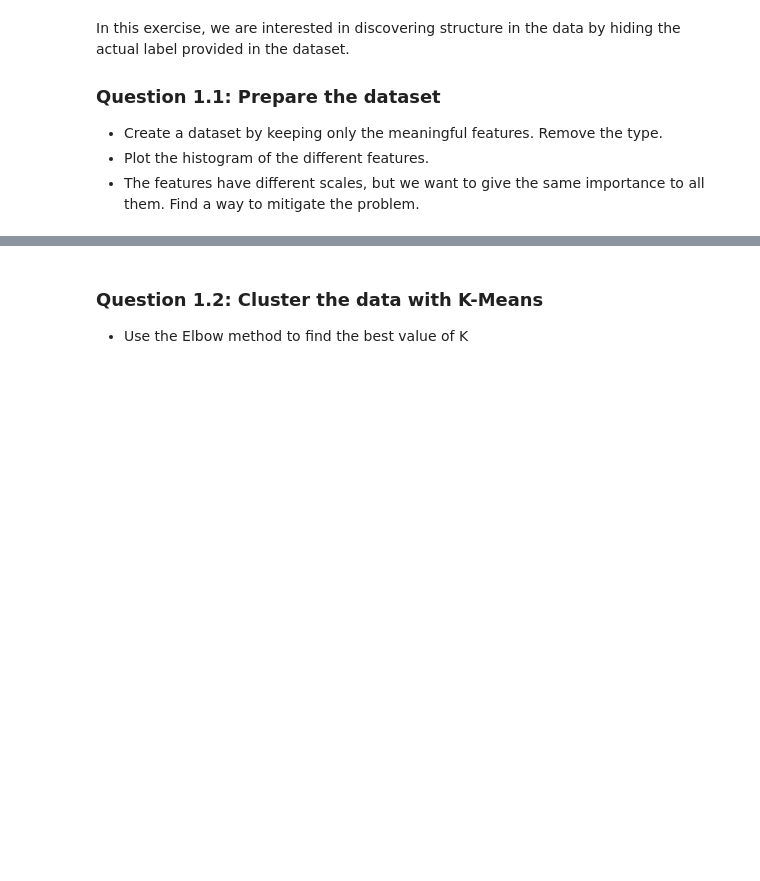
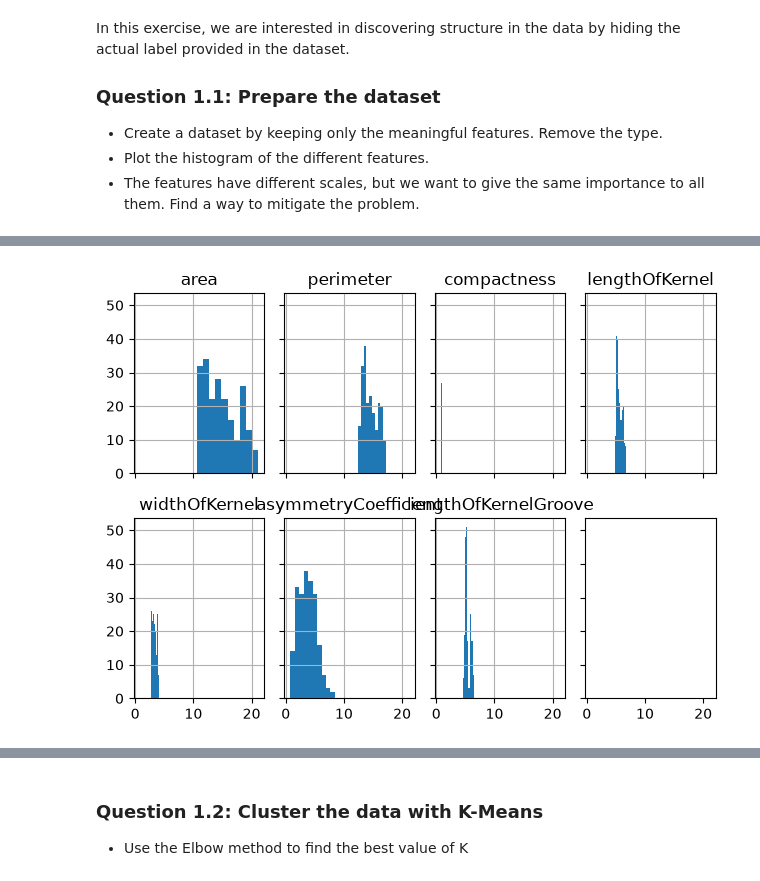
Before and after one commit to floribau/EPFL-ADA-2026, a Jupyter notebook: Exercises/08 - Learning from data - Unsupervised learning/Unsupervised_Learning.ipynb, the cells around one changed output, grey strips where cells are left out. Saved outputs shown, nothing was run; the diff lists cells and outputs as text; code cells hidden in the pictures; blank space fills up the shorter version.

```diff
--- a/Exercises/08 - Learning from data - Unsupervised learning/Unsupervised_Learning.ipynb
+++ b/Exercises/08 - Learning from data - Unsupervised learning/Unsupervised_Learning.ipynb
@@ -351,3 +351,7 @@ In this exercise, we are interested in discovering structure in the data by hidi
 - Create a dataset by keeping only the meaningful features. Remove the type.
 - Plot the histogram of the different features.
 - The features have different scales, but we want to give the same importance to all them. Find a way to mitigate the problem.
+# %%
+seeds_cleaned = seeds.copy()
+seeds_cleaned.drop(columns=['ID', 'seedType'], inplace=True)
+seeds_cleaned.head()
@@ -353,0 +365,12 @@ In this exercise, we are interested in discovering structure in the data by hidi
+# %%
+fig, axs = plt.subplots(ncols=4, nrows=2, sharex=True, sharey=True)
+
+cols = seeds_cleaned.columns
+
+for ax, col in zip(axs.flat, cols):
+    seeds_cleaned[col].hist(ax=ax)
+    ax.set_title(col)
+
+plt.tight_layout()
+# %% [output]
+[figure, added]
```
Also changed, not shown: parts of 3 cells of this notebook.
